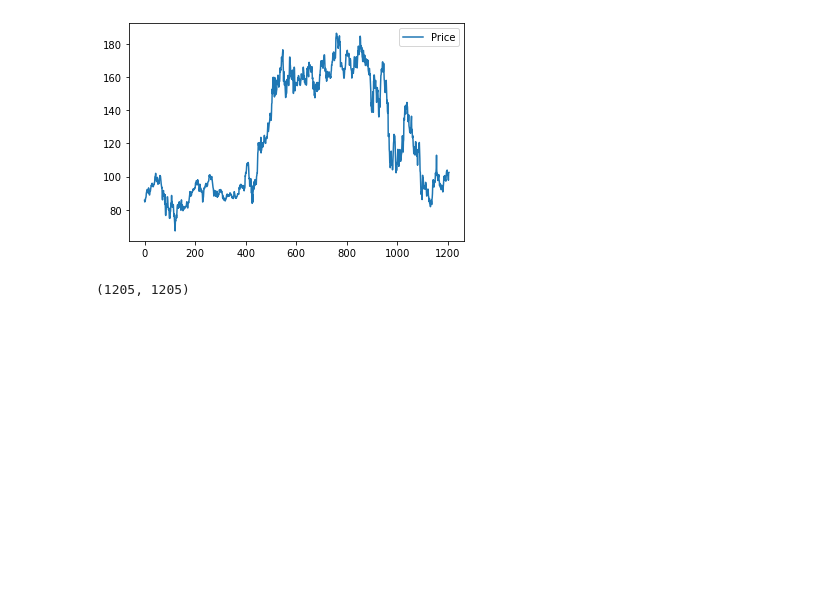
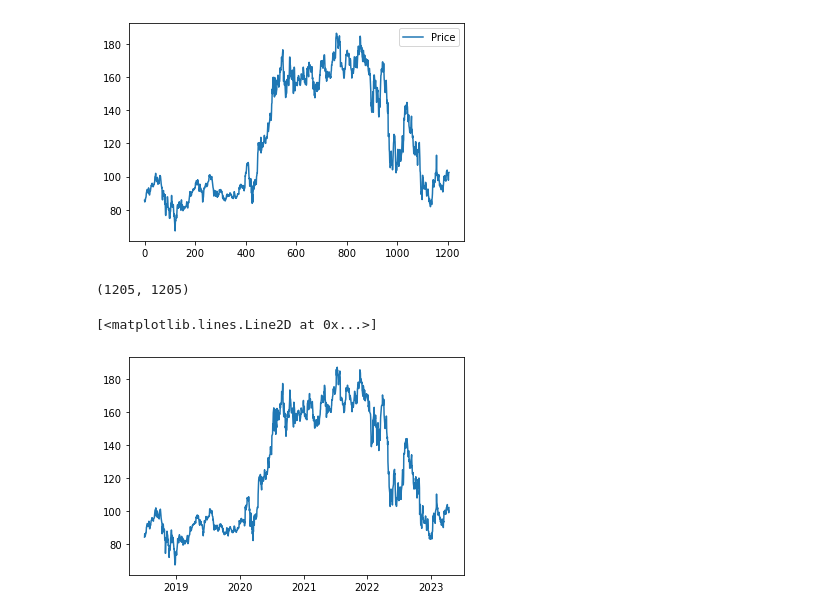
Before and after one commit to mrrkdas/Finance, a Jupyter notebook: Project/project.ipynb, the cells around one changed output. Saved outputs shown, nothing was run; the diff lists cells and outputs as text; code cells hidden in the pictures; blank space fills up the shorter version.

```diff
--- a/Project/project.ipynb
+++ b/Project/project.ipynb
@@ -111,3 +111,10 @@ with open("/Users/rish/Finance/Project/AMZN.csv", 'r') as file:
 len(timestamp), len(price)
 # %% [output]
 (1205, 1205)
+# %%
+import matplotlib.pyplot as plt
+
+plt.plot(timestamp, price)
+# %% [output]
+[<matplotlib.lines.Line2D at 0x...>]
+[figure, added]
```
